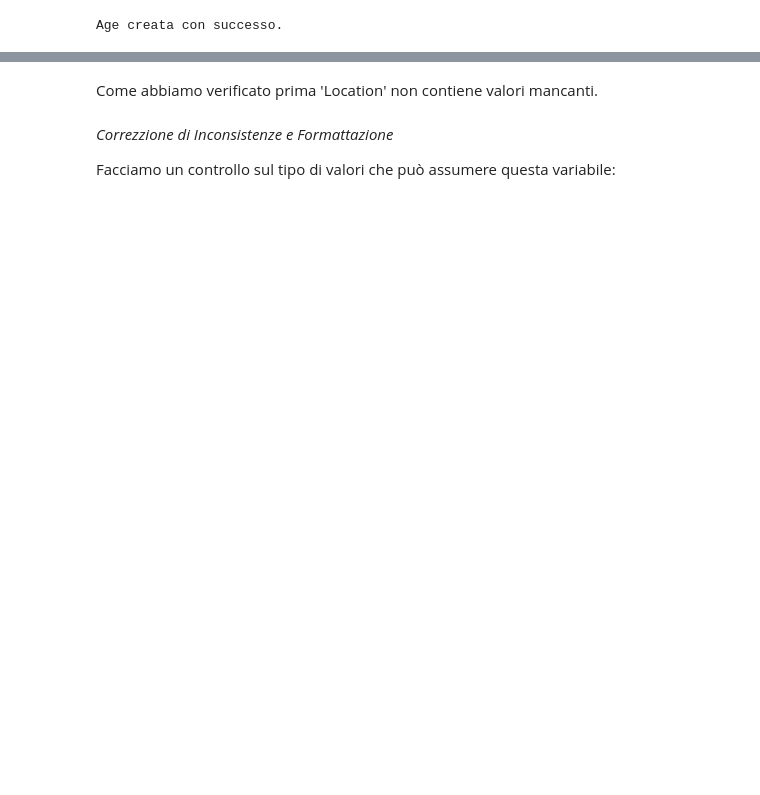
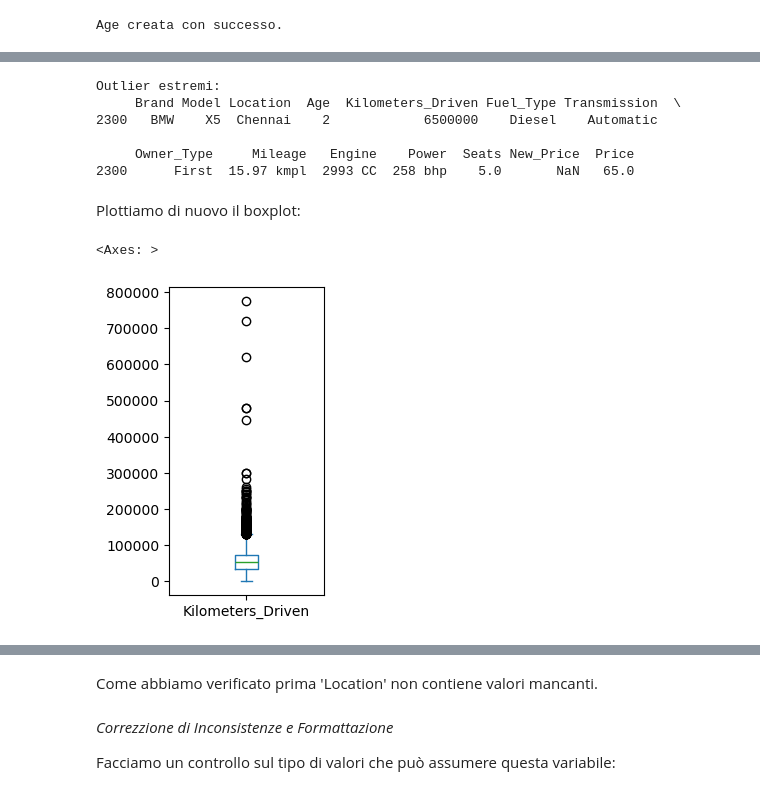
Before and after one commit to fragreco04/progetto-fad-2526, a Jupyter notebook: notebooks/completed/parte-1.ipynb, the cells around one changed output, grey strips where cells are left out. Cells and saved outputs as stored; diff of their text form; code cells hidden in the pictures; blank space fills up the shorter version.

```diff
--- a/notebooks/completed/parte-1.ipynb
+++ b/notebooks/completed/parte-1.ipynb
@@ -256,0 +310,20 @@ Age creata con successo.
+# %%
+print("Outlier estremi:")
+print(df_clean[df_clean['Kilometers_Driven'] >= 1000000])
+
+df_clean = df_clean[df_clean['Kilometers_Driven'] < 1000000]
+df_clean.reset_index(drop=True, inplace=True)
+# %% [output]
+Outlier estremi:
+     Brand Model Location  Age  Kilometers_Driven Fuel_Type Transmission  \
+2300   BMW    X5  Chennai    2            6500000    Diesel    Automatic
+
+     Owner_Type     Mileage   Engine    Power  Seats New_Price  Price
+2300      First  15.97 kmpl  2993 CC  258 bhp    5.0       NaN   65.0
+# %% [markdown]
+Plottiamo di nuovo il boxplot:
+# %%
+df_clean['Kilometers_Driven'].plot.box(figsize=(2,4))
+# %% [output]
+<Axes: >
+[figure, added]
```
Also changed, not shown: parts of 101 cells of this notebook, 4 other files.
